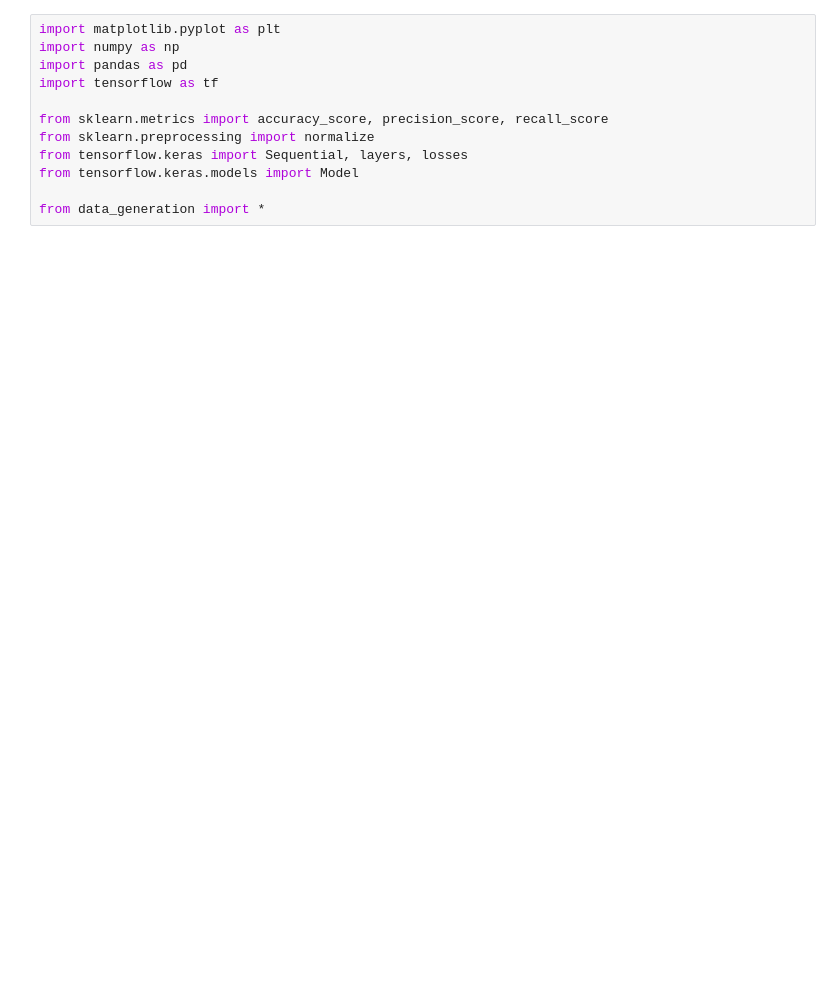
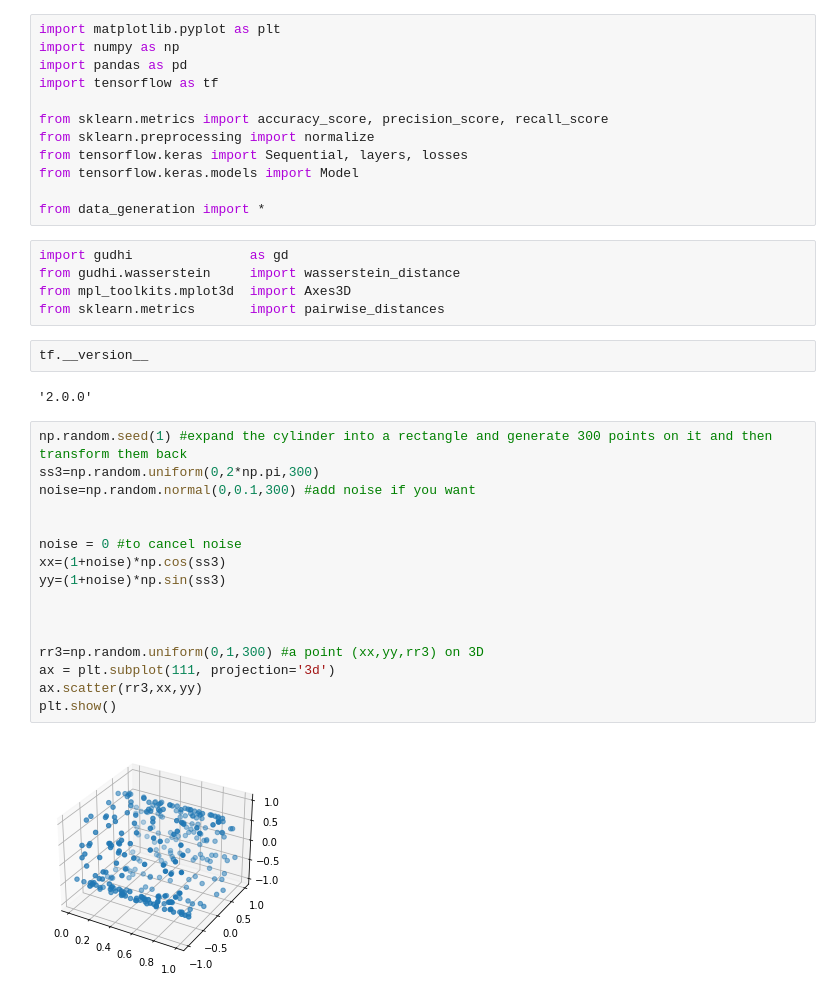
Before and after one commit to s-helal/pp-w-nn, a Jupyter notebook: Nonlinear Projection Pursuit with Neural Nets.ipynb, the cells around one changed output. Saved outputs shown, nothing was run; the diff lists cells and outputs as text; blank space fills up the shorter version.

```diff
--- a/Nonlinear Projection Pursuit with Neural Nets.ipynb
+++ b/Nonlinear Projection Pursuit with Neural Nets.ipynb
@@ -10,3 +10,30 @@ from tensorflow.keras import Sequential, layers, losses
 from tensorflow.keras.models import Model
 
 from data_generation import *
+# %%
+import gudhi               as gd
+from gudhi.wasserstein     import wasserstein_distance
+from mpl_toolkits.mplot3d  import Axes3D
+from sklearn.metrics       import pairwise_distances
+# %%
+tf.__version__
+# %% [output]
+'2.0.0'
+# %%
+np.random.seed(1) #expand the cylinder into a rectangle and generate 300 points on it and then transform them back
+ss3=np.random.uniform(0,2*np.pi,300)
+noise=np.random.normal(0,0.1,300) #add noise if you want
+
+
+noise = 0 #to cancel noise
+xx=(1+noise)*np.cos(ss3)
+yy=(1+noise)*np.sin(ss3)
+
+
+
+rr3=np.random.uniform(0,1,300) #a point (xx,yy,rr3) on 3D
+ax = plt.subplot(111, projection='3d')
+ax.scatter(rr3,xx,yy)
+plt.show()
+# %% [output]
+[figure, added]
```
Also changed, not shown: parts of 17 cells of this notebook.
